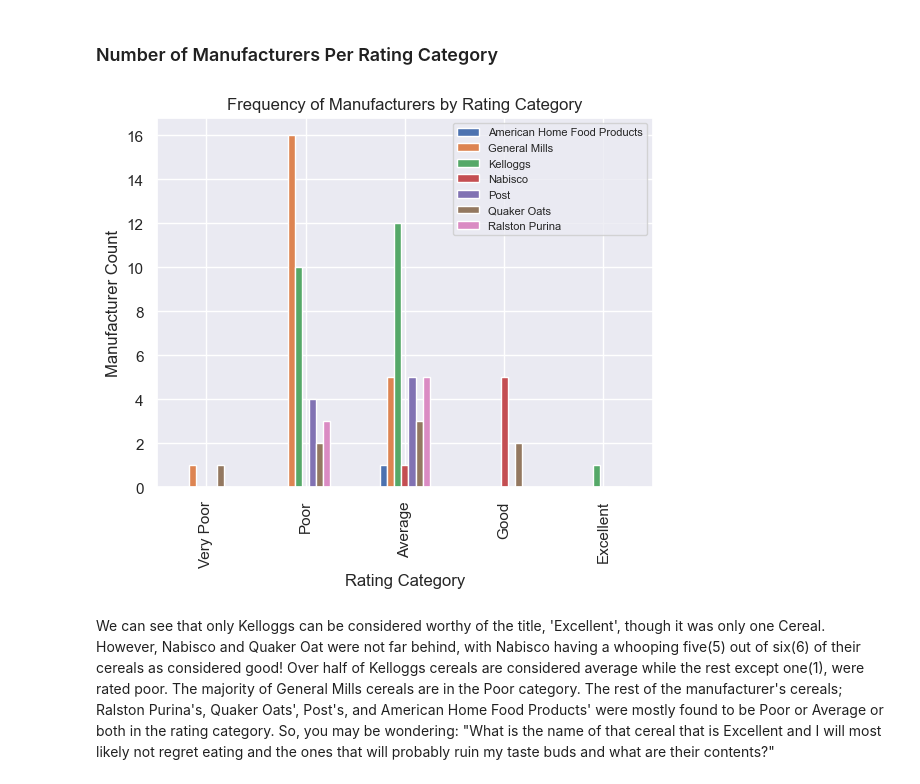
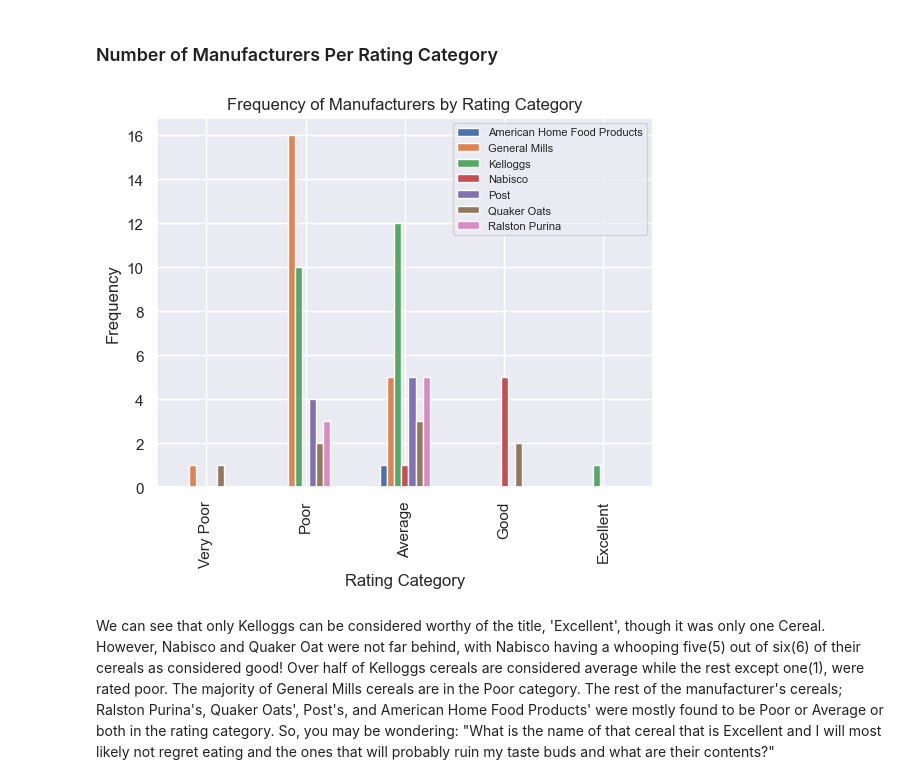
Before and after one commit to Awanieva/Team-InsightHub, a Jupyter notebook: Cereal_Analysis.ipynb, the cells around one changed output. Saved outputs shown, nothing was run; the diff lists cells and outputs as text; code cells hidden in the pictures.

```diff
--- a/Cereal_Analysis.ipynb
+++ b/Cereal_Analysis.ipynb
@@ -481,14 +481,14 @@ From this plot, we can see that over 85% of the cereals fall between average and
 # %%
 mfr_rating_cat = cereal.groupby('rating_category')['mfr'].value_counts().reset_index()
 mfr_rating_cat_pivot = mfr_rating_cat.pivot_table(index='rating_category', columns='mfr', values='count')
 mfr_rating_cat_pivot.plot(kind='bar')
 plt.title('Frequency of Manufacturers by Rating Category')
 plt.xlabel('Rating Category')
-plt.ylabel('Manufacturer Count')
+plt.ylabel('Frequency')
 plt.legend(fontsize='8')
 plt.show()
 # %% [output]
-[figure, old version]
+[figure, new version]
 # %% [markdown]
 We can see that only Kelloggs can be considered worthy of the title, 'Excellent', though it was only one Cereal. However, Nabisco and Quaker Oat were not far behind, with Nabisco having a whooping five(5) out of six(6) of their cereals as considered good! Over half of Kelloggs cereals are considered average while the rest except one(1), were rated poor. The majority of General Mills cereals are in the Poor category. The rest of the manufacturer's cereals; Ralston Purina's, Quaker Oats', Post's, and American Home Food Products' were mostly found to be Poor or Average or both in the rating category.
 So, you may be wondering: "What is the name of that cereal that is Excellent and I will most likely not regret eating and the ones that will probably ruin my taste buds and what are their contents?"
```
Also changed, not shown: parts of 1 cell of this notebook, 1 other file.
